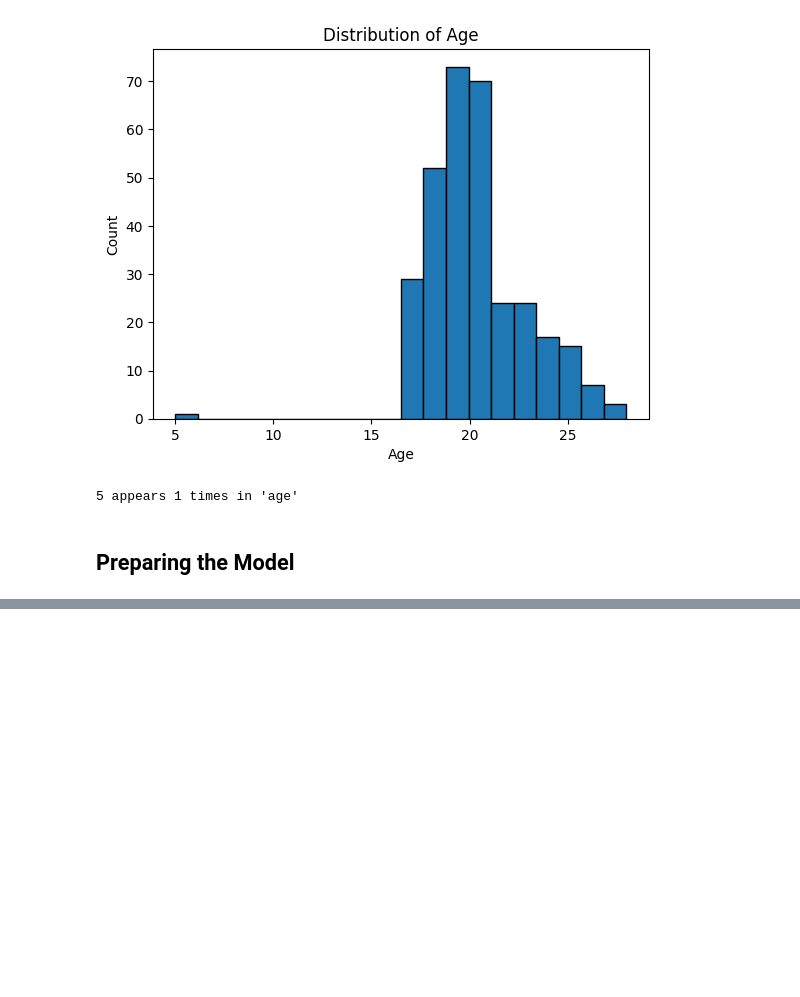
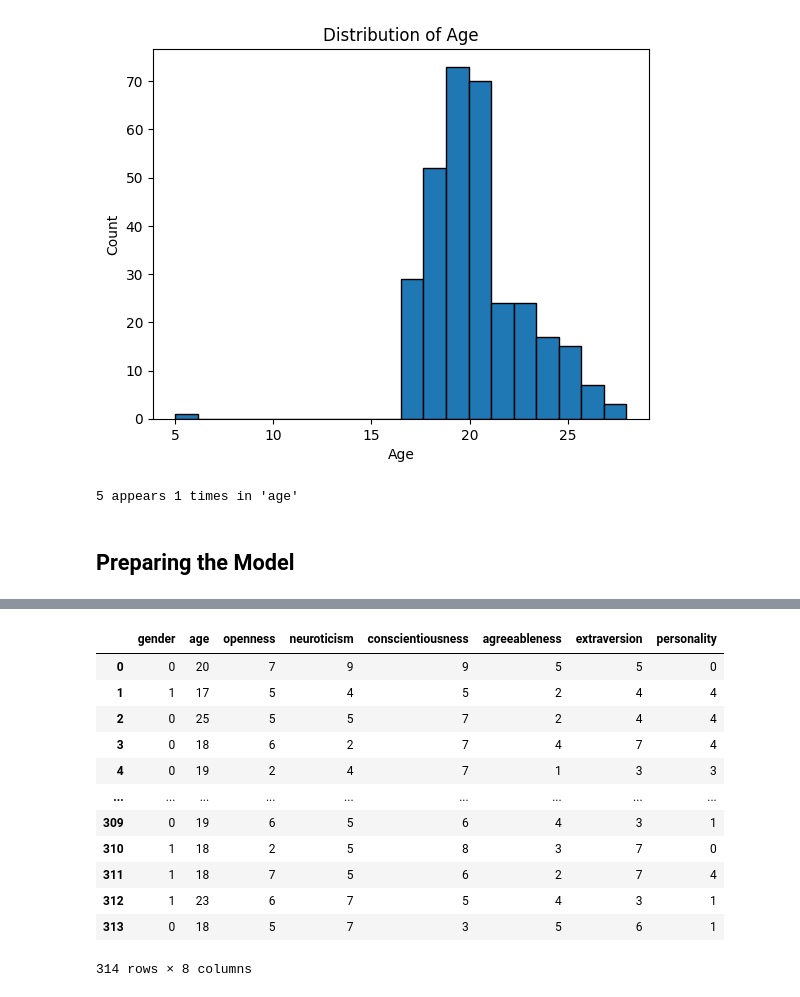
Before and after one commit to ravi-aratchige/spacefarer, a Jupyter notebook: model_testing.ipynb, the cells around one changed output, grey strips where cells are left out. Cells and saved outputs as stored; diff of their text form; code cells hidden in the pictures; blank space fills up the shorter version.

```diff
--- a/model_testing.ipynb
+++ b/model_testing.ipynb
@@ -135,0 +207,21 @@ RandomForestClassifier(class_weight='balanced', max_depth=7,
+# %%
+# Encoding the values of 'personality' (targets) using label encoding
+
+target_encoder = LabelEncoder()
+df_test['personality'] = target_encoder.fit_transform(df_test['personality'])
+
+df_test
+# %% [output]
+|  | gender | age | openness | neuroticism | conscientiousness | agreeableness | extraversion | personality |
+| 0 | 0 | 20 | 7 | 9 | 9 | 5 | 5 | 0 |
+| 1 | 1 | 17 | 5 | 4 | 5 | 2 | 4 | 4 |
+| 2 | 0 | 25 | 5 | 5 | 7 | 2 | 4 | 4 |
+| 3 | 0 | 18 | 6 | 2 | 7 | 4 | 7 | 4 |
+| 4 | 0 | 19 | 2 | 4 | 7 | 1 | 3 | 3 |
+| ... | ... | ... | ... | ... | ... | ... | ... | ... |
+| 309 | 0 | 19 | 6 | 5 | 6 | 4 | 3 | 1 |
+| 310 | 1 | 18 | 2 | 5 | 8 | 3 | 7 | 0 |
+| 311 | 1 | 18 | 7 | 5 | 6 | 2 | 7 | 4 |
+| 312 | 1 | 23 | 6 | 7 | 5 | 4 | 3 | 1 |
+| 313 | 0 | 18 | 5 | 7 | 3 | 5 | 6 | 1 |
+314 rows × 8 columns
```
Also changed, not shown: parts of 13 cells of this notebook, 2 other files.
